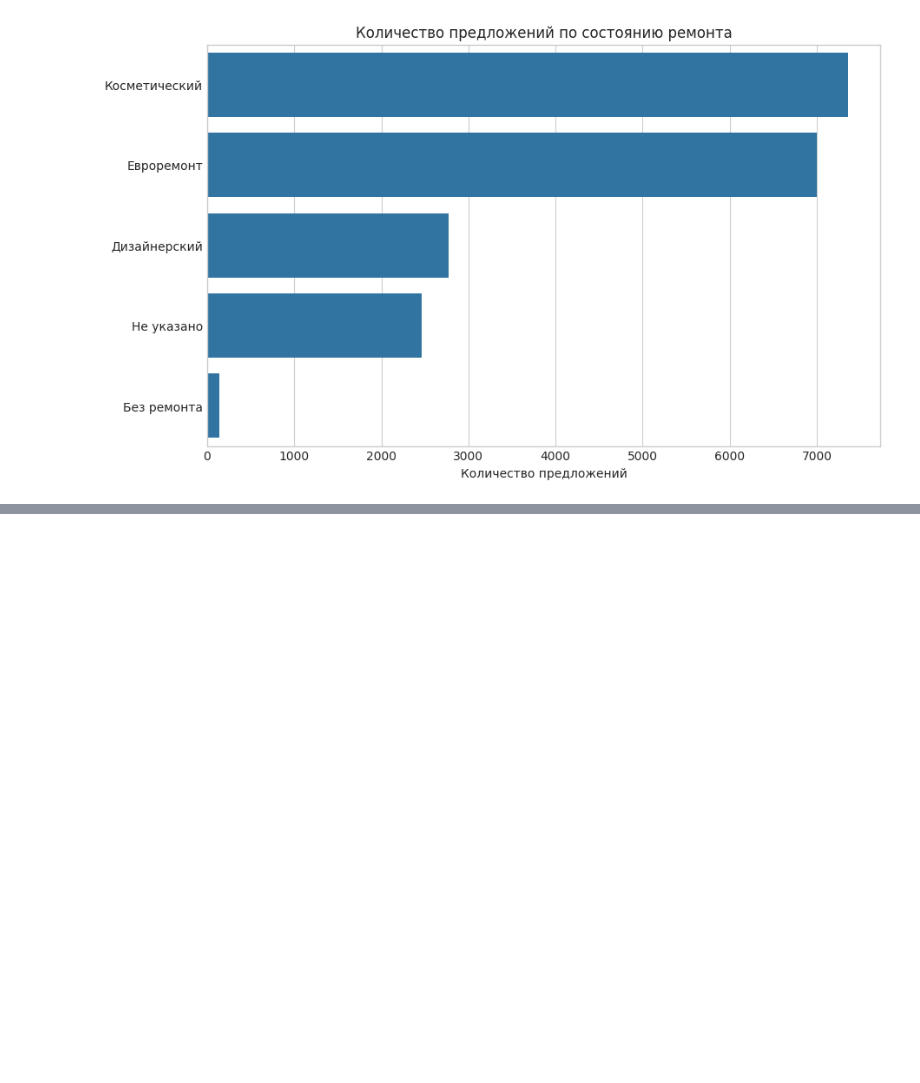
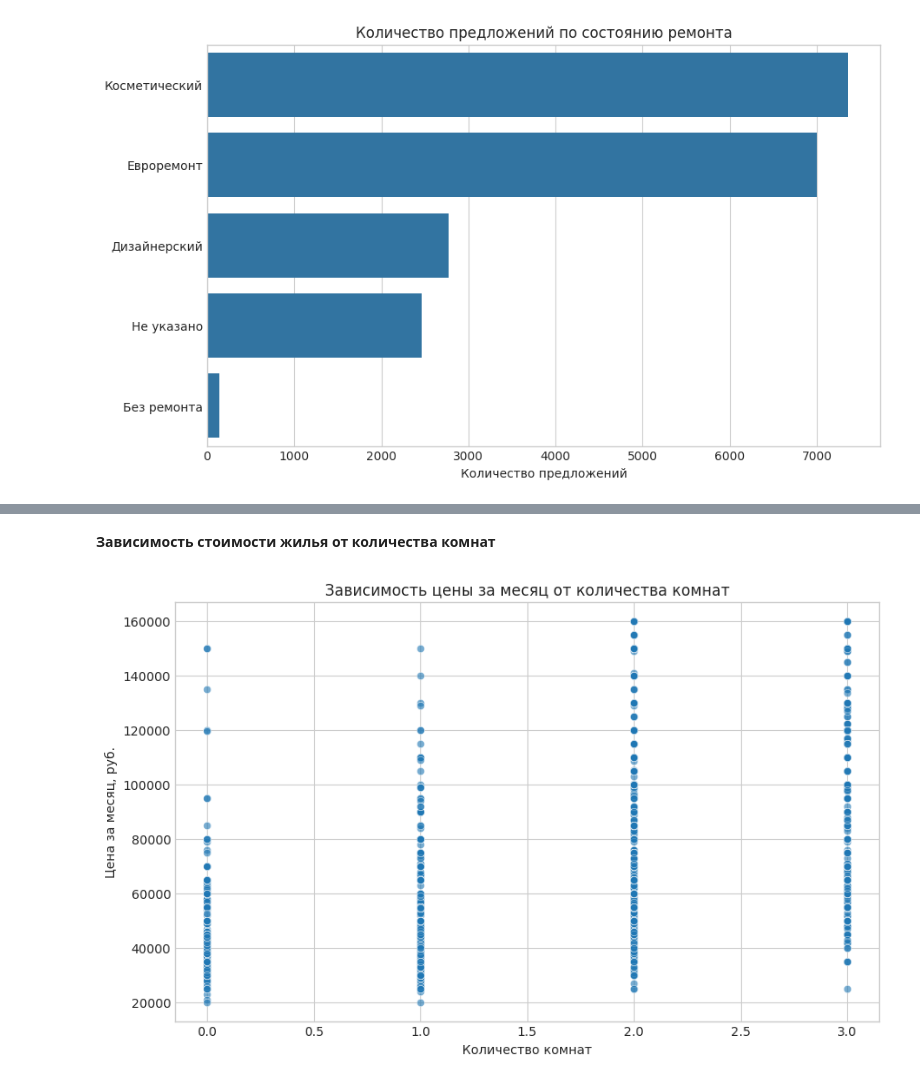
Before and after one commit to Comets-Group2/rent_real_estate_gr2, a Jupyter notebook: notebooks/_data.Lyuba.ipynb, the cells around one changed output, grey strips where cells are left out. Saved outputs shown, nothing was run; the diff lists cells and outputs as text; code cells hidden in the pictures; blank space fills up the shorter version.

```diff
--- a/notebooks/_data.Lyuba.ipynb
+++ b/notebooks/_data.Lyuba.ipynb
@@ -171,0 +213,20 @@ plt.show()
+# %% [markdown]
+**Зависимость стоимости жилья от количества комнат**
+# %%
+filtered_df = remove_outliers_iqr(filtered_df, "rooms_qty")
+
+
+plt.figure(figsize=(10, 6))
+sns.scatterplot(
+    data=filtered_df,
+    x="rooms_qty",
+    y="Цена за месяц",
+    alpha=0.6
+)
+plt.title("Зависимость цены за месяц от количества комнат")
+plt.xlabel("Количество комнат")
+plt.ylabel("Цена за месяц, руб.")
+plt.grid(True)
+plt.show()
+# %% [output]
+[figure, added]
```
Also changed, not shown: parts of 5 cells of this notebook, 1 other file.
